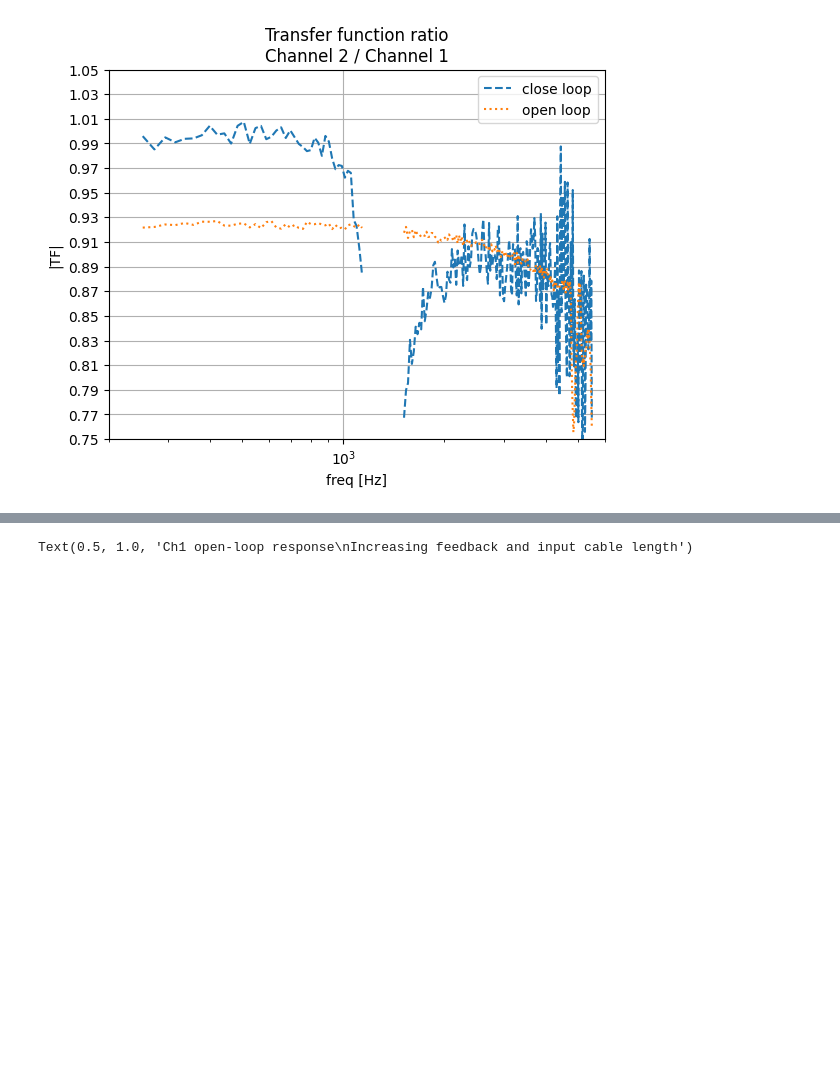
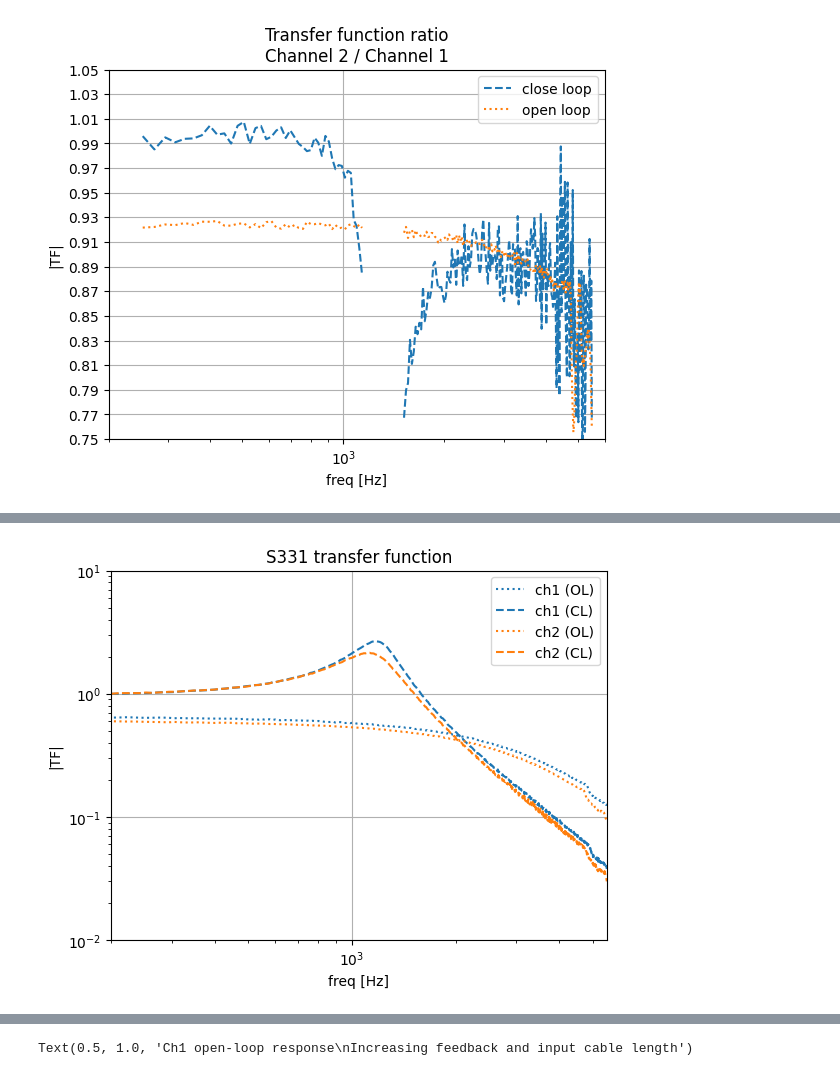
Before and after one commit to runabriguglio/SPLATT, a Jupyter notebook: splattsw/JupyterNotebooks/scratchPiezoTFs.ipynb, the cells around one changed output, grey strips where cells are left out. Drawn from its saved outputs; the diff is of its cells as text; code cells hidden in the pictures; blank space fills up the shorter version.

```diff
--- a/splattsw/JupyterNotebooks/scratchPiezoTFs.ipynb
+++ b/splattsw/JupyterNotebooks/scratchPiezoTFs.ipynb
@@ -156,3 +156,84 @@ plt.title('Transfer function ratio\nChannel 2 / Channel 1')
 Text(0.5, 1.0, 'Transfer function ratio\nChannel 2 / Channel 1')
 [figure]
 [figure]
+# %%
+ch1_oltf_ct = np.ones_like(spe1)*np.nan
+ch2_oltf_ct = np.ones_like(spe1)*np.nan
+ch1_cltf_ct = np.ones_like(spe1)*np.nan
+ch2_cltf_ct = np.ones_like(spe1)*np.nan
+
+frange = (f>200)*(f<5500)
+spe,f = get_spectra_from_tns(['20260227_143926','20260227_143948'],fs=freq,tstart=tstart,tend=tend)
+ch1_cltf[frange] = spe[1,frange]/spe[0,frange]
+ch1_cltf_ct[frange] = spe[3,frange]/spe[0,frange]
+spe,f = get_spectra_from_tns(['20260227_143650','20260227_143631'],fs=freq,tstart=tstart,tend=tend)
+ch1_oltf[frange] = spe[1,frange]/spe[0,frange]
+ch1_oltf_ct[frange] = spe[3,frange]/spe[0,frange]
+
+spe,f = get_spectra_from_tns(['20260227_144243','20260227_144306'],fs=freq,tstart=tstart,tend=tend)
+ch2_cltf[frange] = spe[3,frange]/spe[2,frange]
+ch2_cltf_ct[frange] = spe[1,frange]/spe[2,frange]
+spe,f = get_spectra_from_tns(['20260227_144140','20260227_144200'],fs=freq,tstart=tstart,tend=tend)
+ch2_oltf[frange] = spe[3,frange]/spe[2,frange]
+ch2_oltf_ct[frange] = spe[1,frange]/spe[2,frange]
+
+dec = 100
+plt.figure()
+plt.plot(f[::dec],ch1_oltf[::dec],':',c='C0',label='ch1 (OL)')
+plt.plot(f[::dec],ch1_cltf[::dec],'--',c='C0',label='ch1 (CL)')
+plt.plot(f[::dec],ch2_oltf[::dec],':',c='C1',label='ch2 (OL)')
+plt.plot(f[::dec],ch2_cltf[::dec],'--',c='C1',label='ch2 (CL)')
+plt.legend()
+plt.grid()
+plt.xscale('log')
+plt.yscale('log')
+plt.xlim([200,5500])
+plt.ylim([1e-2,10])
+plt.xlabel('freq [Hz]')
+plt.ylabel('|TF|')
+plt.title('S331 transfer function')
+
+plt.figure()
+plt.plot(f[::dec],ch1_cltf[::dec],'--',c='C0',label='ch1 SGS (ch1 ON)')
+plt.plot(f[::dec],ch1_cltf_ct[::dec],':',c='C0',label='ch2 SGS (ch1 ON)')
+plt.plot(f[::dec],ch2_cltf[::dec],'--',c='C1',label='ch2 SGS (ch2 ON)')
+plt.plot(f[::dec],ch2_cltf_ct[::dec],':',c='C1',label='ch1 SGS (ch2 ON)')
+plt.legend()
+plt.grid()
+plt.xscale('log')
+plt.yscale('log')
+plt.xlim([200,5500])
+plt.ylim([1e-2,10])
+plt.xlabel('freq [Hz]')
+plt.ylabel('|TF|')
+plt.title('S331 cross talk measurement')
+
+plt.figure()
+plt.plot(f[::dec],ch1_oltf_ct[::dec],'--',c='C0',label='ch2 SGS with ch1 in OL')
+plt.plot(f[::dec],ch1_cltf_ct[::dec],':',c='C0',label='ch2 SGS with ch1 in CL')
+plt.plot(f[::dec],ch2_oltf_ct[::dec],'--',c='C1',label='ch1 SGS with ch2 in OL')
+plt.plot(f[::dec],ch2_cltf_ct[::dec],':',c='C1',label='ch1 SGS with ch2 in CL')
+plt.legend()
+plt.grid()
+plt.xscale('log')
+plt.yscale('log')
+plt.xlim([200,5500])
+plt.ylim([1e-3,10])
+plt.xlabel('freq [Hz]')
+plt.ylabel('|TF|')
+plt.title('S331 cross talk measurement')
+
+dec = 200
+plt.figure()
+plt.plot(f[::dec],ch2_cltf[::dec]/ch1_cltf[::dec],'--',label='close loop')
+plt.plot(f[::dec],ch2_oltf[::dec]/ch1_oltf[::dec],':',label='open loop')
+plt.legend()
+plt.grid()
+plt.xscale('log')
+plt.xlim([200,6000])
+plt.ylim([0.75,1.02])
+plt.xlabel('freq [Hz]')
+plt.yticks(np.arange(16)/50+0.75)
+plt.ylabel('|TF|')
+plt.title('Transfer function ratio\nChannel 2 / Channel 1')
+# %% [output]
@@ -158,0 +241 @@ Text(0.5, 1.0, 'Transfer function ratio\nChannel 2 / Channel 1')
+[figure, added]
```
Also changed, not shown: parts of 2 cells of this notebook, 3 other files.
